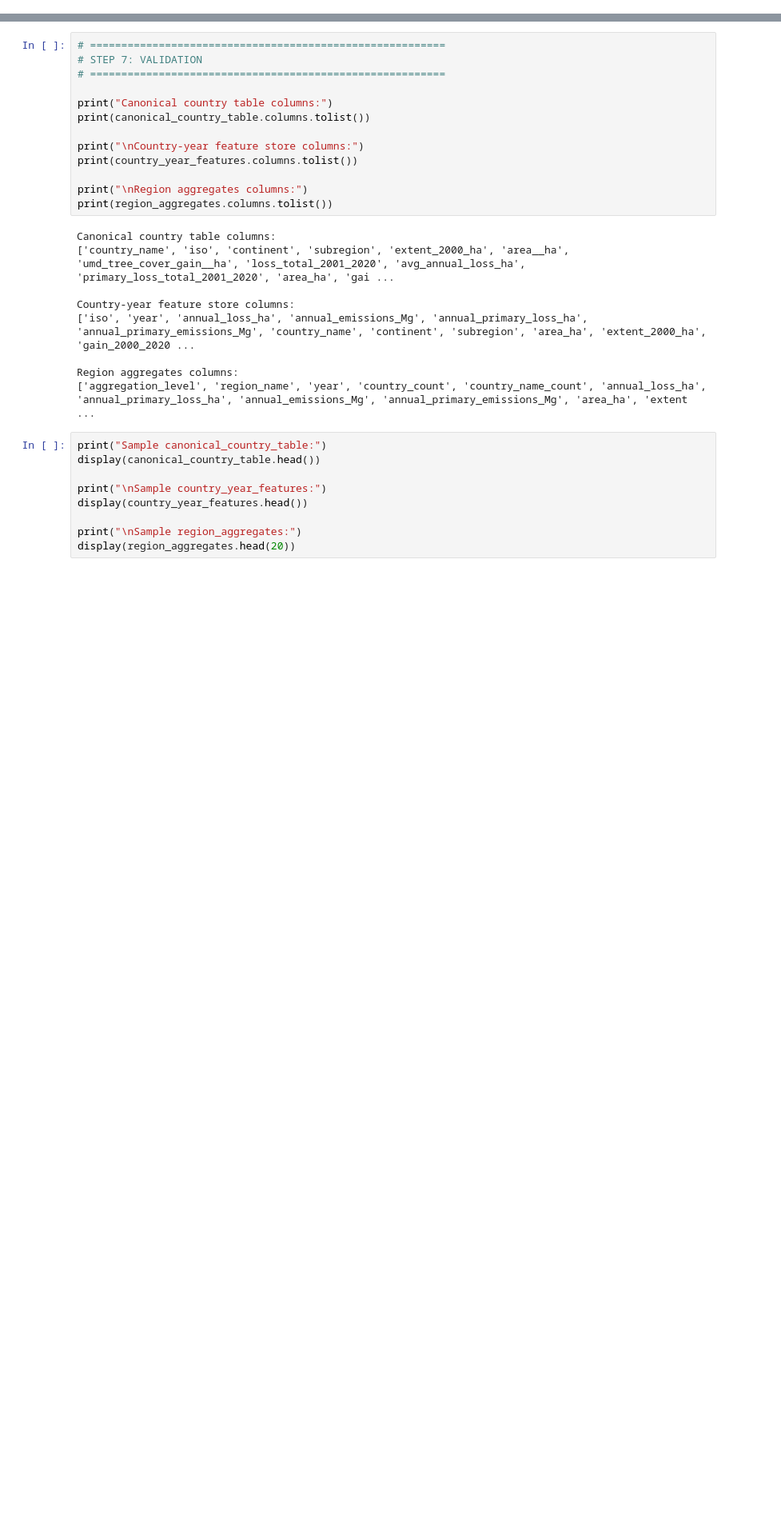
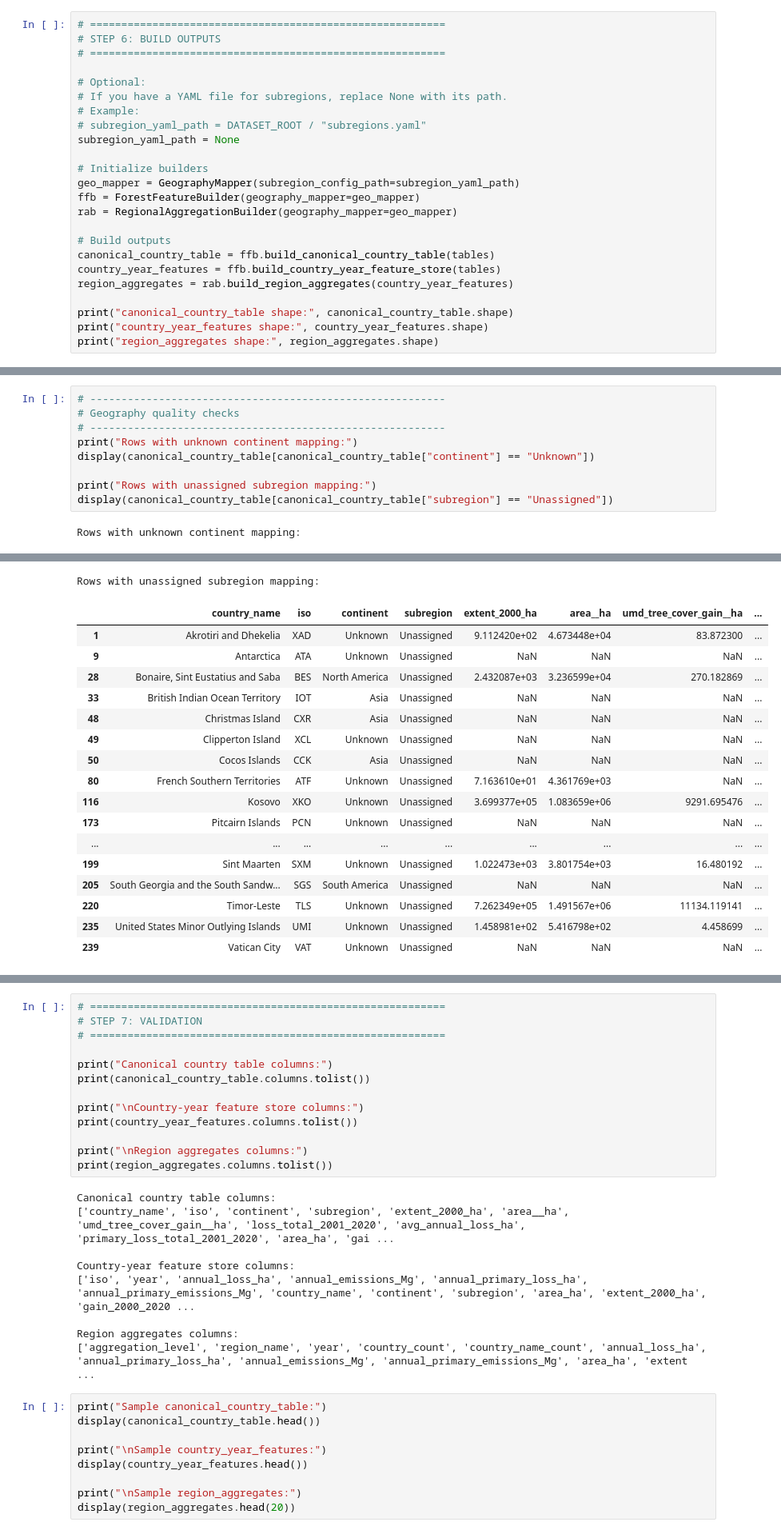
Before and after one commit to CH-CHISAKA/GlobalForestAnalysis, a Jupyter notebook: world_forest_distribution.ipynb, the cells around one changed output, grey strips where cells are left out. Shown at 80% size. Saved outputs shown, nothing was run; the diff lists cells and outputs as text; blank space fills up the shorter version.

```diff
--- a/world_forest_distribution.ipynb
+++ b/world_forest_distribution.ipynb
@@ -1389,0 +1520,24 @@ This section helps confirm that:
+# %%
+# =========================================================
+# STEP 6: BUILD OUTPUTS
+# =========================================================
+
+# Optional:
+# If you have a YAML file for subregions, replace None with its path.
+# Example:
+# subregion_yaml_path = DATASET_ROOT / "subregions.yaml"
+subregion_yaml_path = None
+
+# Initialize builders
+geo_mapper = GeographyMapper(subregion_config_path=subregion_yaml_path)
+ffb = ForestFeatureBuilder(geography_mapper=geo_mapper)
+rab = RegionalAggregationBuilder(geography_mapper=geo_mapper)
+
+# Build outputs
+canonical_country_table = ffb.build_canonical_country_table(tables)
+country_year_features = ffb.build_country_year_feature_store(tables)
+region_aggregates = rab.build_region_aggregates(country_year_features)
+
+print("canonical_country_table shape:", canonical_country_table.shape)
+print("country_year_features shape:", country_year_features.shape)
+print("region_aggregates shape:", region_aggregates.shape)
@@ -1389,0 +1608,11 @@ This section helps confirm that:
+# %%
+# ---------------------------------------------------------
+# Geography quality checks
+# ---------------------------------------------------------
+print("Rows with unknown continent mapping:")
+display(canonical_country_table[canonical_country_table["continent"] == "Unknown"])
+
+print("Rows with unassigned subregion mapping:")
+display(canonical_country_table[canonical_country_table["subregion"] == "Unassigned"])
+# %% [output]
+Rows with unknown continent mapping:
@@ -1389,0 +1630,18 @@ This section helps confirm that:
+Rows with unassigned subregion mapping:
+|  | country_name | iso | continent | subregion | extent_2000_ha | area__ha | umd_tree_cover_gain__ha | ... |
+| 1 | Akrotiri and Dhekelia | XAD | Unknown | Unassigned | 9.112420e+02 | 4.673448e+04 | 83.872300 | ... |
+| 9 | Antarctica | ATA | Unknown | Unassigned | NaN | NaN | NaN | ... |
+| 28 | Bonaire, Sint Eustatius and Saba | BES | North America | Unassigned | 2.432087e+03 | 3.236599e+04 | 270.182869 | ... |
+| 33 | British Indian Ocean Territory | IOT | Asia | Unassigned | NaN | NaN | NaN | ... |
+| 48 | Christmas Island | CXR | Asia | Unassigned | NaN | NaN | NaN | ... |
+| 49 | Clipperton Island | XCL | Unknown | Unassigned | NaN | NaN | NaN | ... |
+| 50 | Cocos Islands | CCK | Asia | Unassigned | NaN | NaN | NaN | ... |
+| 80 | French Southern Territories | ATF | Unknown | Unassigned | 7.163610e+01 | 4.361769e+03 | NaN | ... |
+| 116 | Kosovo | XKO | Unknown | Unassigned | 3.699377e+05 | 1.083659e+06 | 9291.695476 | ... |
+| 173 | Pitcairn Islands | PCN | Unknown | Unassigned | NaN | NaN | NaN | ... |
+| ... | ... | ... | ... | ... | ... | ... | ... | ... |
+| 199 | Sint Maarten | SXM | Unknown | Unassigned | 1.022473e+03 | 3.801754e+03 | 16.480192 | ... |
+| 205 | South Georgia and the South Sandw... | SGS | South America | Unassigned | NaN | NaN | NaN | ... |
+| 220 | Timor-Leste | TLS | Unknown | Unassigned | 7.262349e+05 | 1.491567e+06 | 11134.119141 | ... |
+| 235 | United States Minor Outlying Islands | UMI | Unknown | Unassigned | 1.458981e+02 | 5.416798e+02 | 4.458699 | ... |
+| 239 | Vatican City | VAT | Unknown | Unassigned | NaN | NaN | NaN | ... |
```
Also changed, not shown: parts of 42 cells of this notebook, 5 other files.
